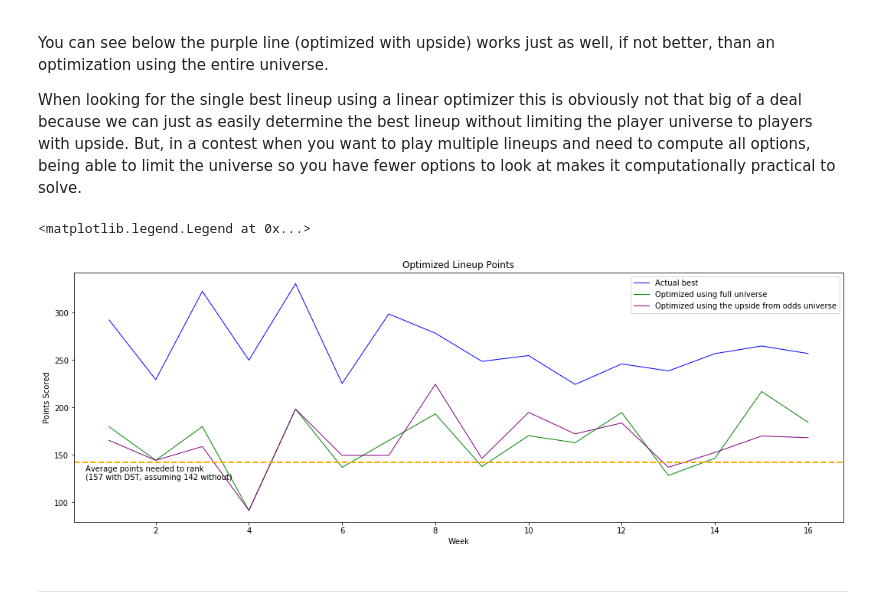
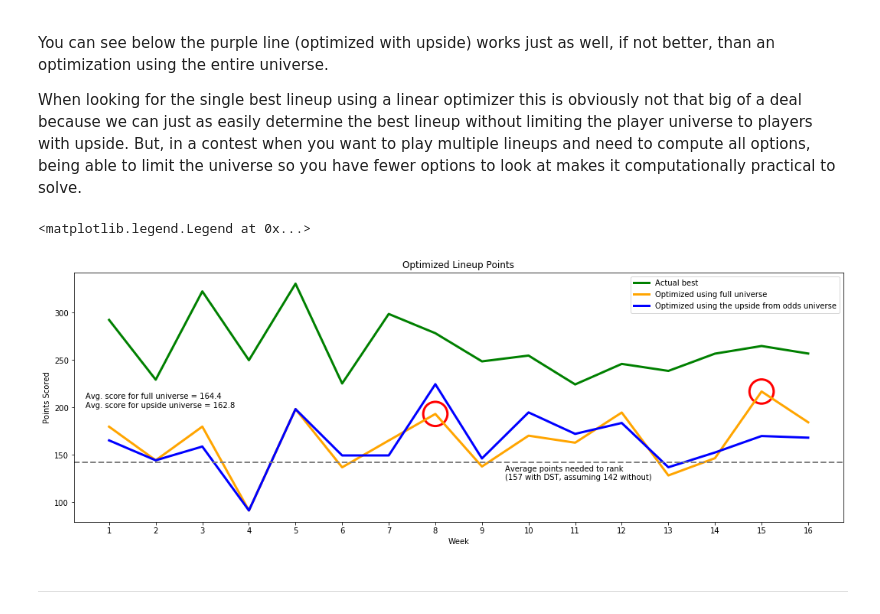
Before and after one commit to aws-samples/aws-data-exchange-dfs-football-optimizer-riv-2020, a Jupyter notebook: optimizer.ipynb, the cells around one changed output. Cells and saved outputs as stored; diff of their text form; code cells hidden in the pictures.

Commit message:
Updated readme to reflect instance size needed. Improved the graphing and print outs in the notebook for a more compelling story.

```diff
--- a/optimizer.ipynb
+++ b/optimizer.ipynb
@@ -551,7 +566,13 @@ for position in predictions:
 # Step 4 Complete: Evaluate your trained models
 # %%
 for position in predictions:
-    print('***\nPosition: {}\nPrecision: {}\nRecall: {}\nF1 Score: {}\n***\n'.format(position, predictions[position]['precision'], predictions[position]['recall'], predictions[position]['f1score']))
+    print('***\nPosition: {}\nPrecision: {}%\nRecall: {}%\nF1 Score: {}%\nTarget points: {}\n***\n'.format(
+        position,
+        round(predictions[position]['precision'] * 100.0, 2),
+        round(predictions[position]['recall'] * 100.0, 2),
+        round(predictions[position]['f1score'] * 100.0, 2),
+        round(predictions[position]['minimum_points_wanted'], 2)
+    ))
 # %% [output]
 ***
 Position: QB
@@ -873,20 +894,32 @@ When looking for the single best lineup using a linear optimizer this is obvious
 # %%
 import matplotlib.pyplot as pyplot
 
+scatter_size = 1000
+
 pyplot.figure(figsize=(18, 6))
-pyplot.plot(weeks, actual_points_by_week, color = 'blue', linewidth = 1, label = "Actual best")
-pyplot.plot(weeks, predicted_points_by_week, color = 'green', linewidth = 1, label = "Optimized using full universe")
-pyplot.plot(weeks, predicted_points_with_upside_by_week, color = 'purple', linewidth = 1, label = "Optimized using the upside from odds universe")
-pyplot.axhline(y = 142, color='orange', linewidth = 2, linestyle = 'dashed')
-pyplot.text(0.5, 124, 'Average points needed to rank\n(157 with DST, assuming 142 without)')
+pyplot.plot(weeks, actual_points_by_week, color = 'green', linewidth = 3, label = "Actual best")
+pyplot.plot(weeks, predicted_points_by_week, color = 'orange', linewidth = 3, label = "Optimized using full universe")
+pyplot.plot(weeks, predicted_points_with_upside_by_week, color = 'blue', linewidth = 3, label = "Optimized using the upside from odds universe")
+pyplot.axhline(y = 142, color='grey', linewidth = 2, linestyle = 'dashed')
+pyplot.text(9.5, 124, 'Average points needed to rank\n(157 with DST, assuming 142 without)')
+pyplot.text(.5, 200, 'Avg. score for full universe = 164.4\nAvg. score for upside universe = 162.8')
 pyplot.xlabel('Week')
+pyplot.xticks(weeks)
 pyplot.ylabel('Points Scored')
+pyplot.scatter(
+    [ 8, 15 ],
+    [ predicted_points_by_week[7], predicted_points_by_week[14] ],
+    scatter_size,
+    color = 'none',
+    edgecolor = 'red',
+    linewidth = 3
+)
 pyplot.title('Optimized Lineup Points')
 
 pyplot.legend()
 # %% [output]
 <matplotlib.legend.Legend at 0x...>
-[figure, old version]
+[figure, new version]
 # %% [markdown]
 <hr style="border:2px solid gray"> </hr>
 # %% [markdown]
```
Also changed, not shown: parts of 14 cells of this notebook, 1 other file.
